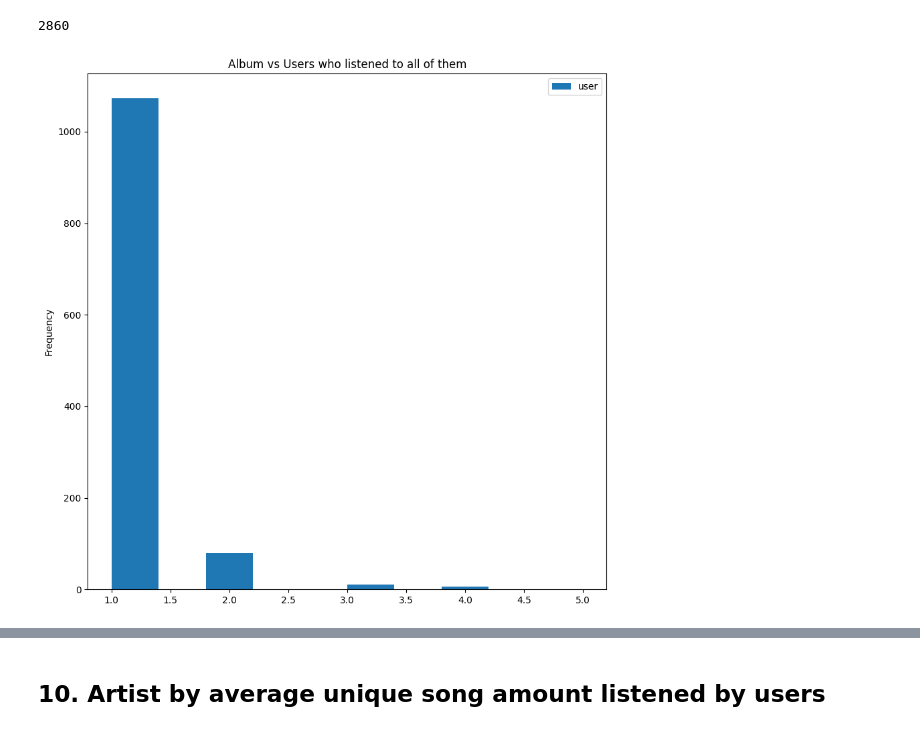
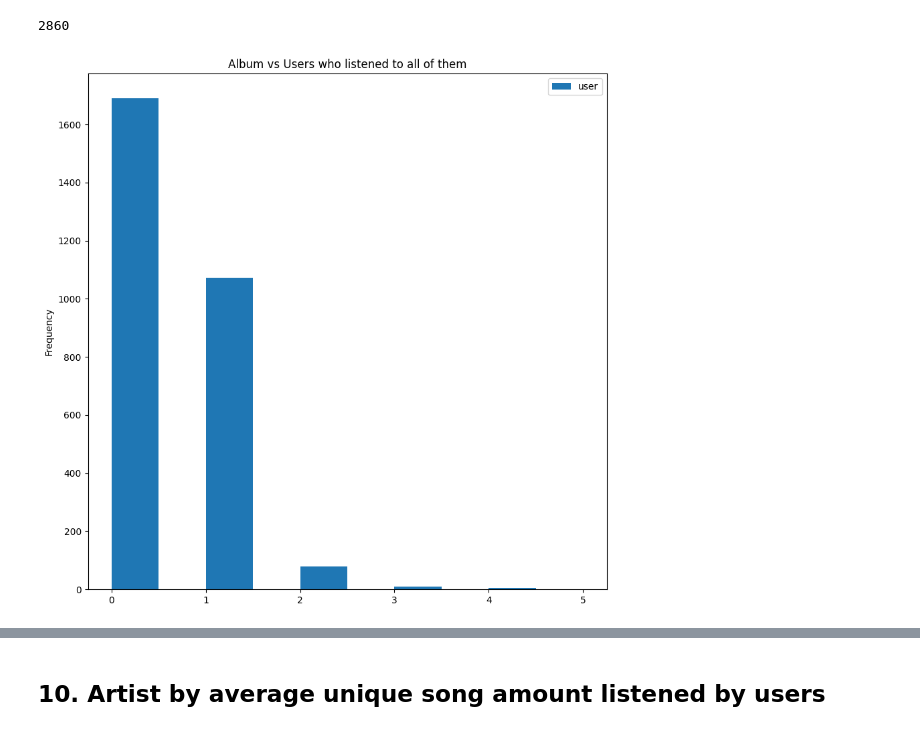
Before and after one commit to csosapezo/song-recommendation-engine, a Jupyter notebook: exploratory-data-analysis.ipynb, the cells around one changed output, grey strips where cells are left out. Drawn from its saved outputs; the diff is of its cells as text; code cells hidden in the pictures.

Commit message:
recommend by artist

```diff
--- a/exploratory-data-analysis.ipynb
+++ b/exploratory-data-analysis.ipynb
@@ -178,17 +179,22 @@ len(albums)
 # %%
 album_user_df = df.groupby(by=["artist+release", "user"]).count().sort_values("play_count", ascending=False).reset_index()
 album_user_df = album_user_df.loc[album_user_df["artist+release"].isin(albums["artist+release"])]
 # keep only users who listened to all the songs in the album
 album_user_df = album_user_df.merge(albums[["artist+release", "song"]])
 # count those users
 album_user_df = album_user_df.groupby("artist+release").count().reset_index()
 album_user_df = album_user_df[["artist+release", "user"]]
 
+# add albums with 0 users who listened to all of them
+aux_albums_df = pd.DataFrame(albums.loc[~(albums["artist+release"].isin(album_user_df["artist+release"]))]["artist+release"])
+aux_albums_df["user"] = 0
+album_user_df = pd.concat([album_user_df, aux_albums_df])
+
 ax = album_user_df.plot(
     kind="hist",
     figsize=(10,10),
     bins=10,
     title="Album vs Users who listened to all of them",
 )
 # %% [output]
-[figure, old version]
+[figure, new version]
```
Also changed, not shown: parts of 2 cells of this notebook, 1 other file.
